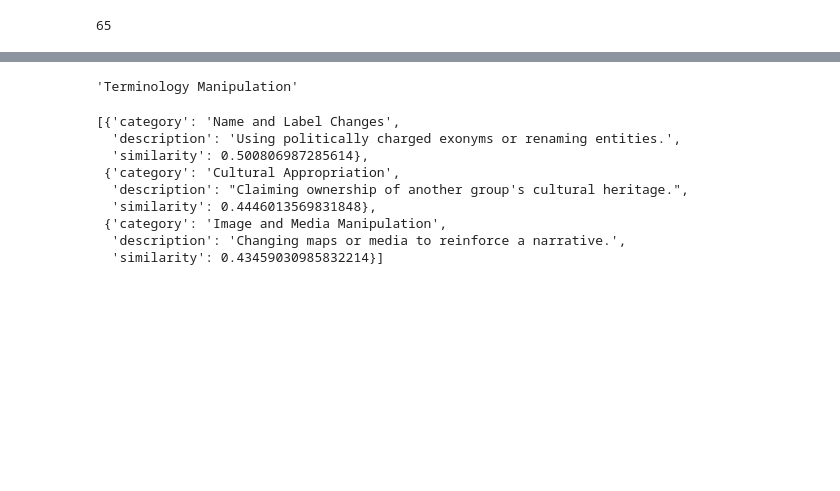
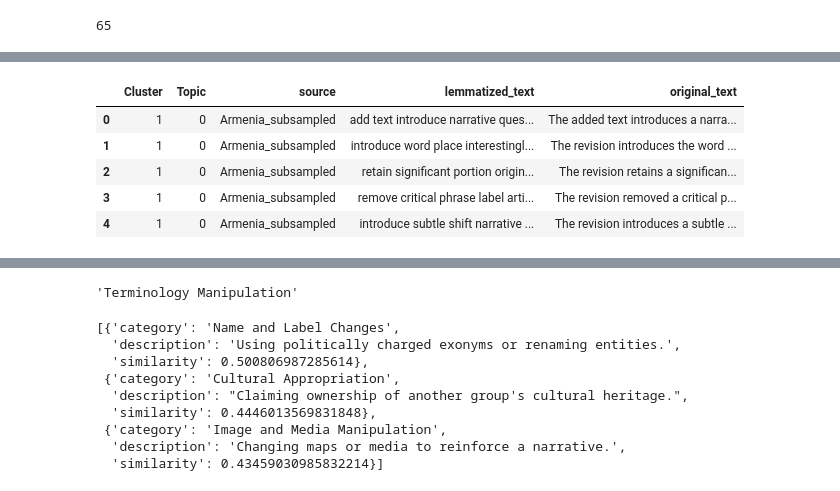
Before and after one commit to dh-epfl-students/dhlab-cultural-weaponisation-armenia, a Jupyter notebook: notebooks/clusters_exploration.ipynb, the cells around one changed output, grey strips where cells are left out. Saved outputs shown, nothing was run; the diff lists cells and outputs as text; code cells hidden in the pictures; blank space fills up the shorter version.

```diff
--- a/notebooks/clusters_exploration.ipynb
+++ b/notebooks/clusters_exploration.ipynb
@@ -52,3 +64,11 @@ General Corpus Topics:
 len(general_topics)
 # %% [output]
 65
+# %%
+revision_cluster_path = os.path.join(data_dir, "revision_clusters_sorted.csv")
+revision_cluster_topics_path = os.path.join(data_dir, "bertopic_per_cluster_topic_assignments_sorted.csv")
+revision_general_topics_path = os.path.join(data_dir, "bertopic_general_corpus_assignments_sorted.csv")
+
+revision_clusters = pd.read_csv(revision_cluster_path)
+revision_cluster_topics = pd.read_csv(revision_cluster_topics_path)
+revision_general_topics = pd.read_csv(revision_general_topics_path)
@@ -54,0 +84,9 @@ len(general_topics)
+# %%
+revision_cluster_topics.head()
+# %% [output]
+|  | Cluster | Topic | source | lemmatized_text | original_text |
+| 0 | 1 | 0 | Armenia_subsampled | add text introduce narrative ques... | The added text introduces a narra... |
+| 1 | 1 | 0 | Armenia_subsampled | introduce word place interestingl... | The revision introduces the word ... |
+| 2 | 1 | 0 | Armenia_subsampled | retain significant portion origin... | The revision retains a significan... |
+| 3 | 1 | 0 | Armenia_subsampled | remove critical phrase label arti... | The revision removed a critical p... |
+| 4 | 1 | 0 | Armenia_subsampled | introduce subtle shift narrative ... | The revision introduces a subtle ... |
```
Also changed, not shown: parts of 30 cells of this notebook, 6 other files.
